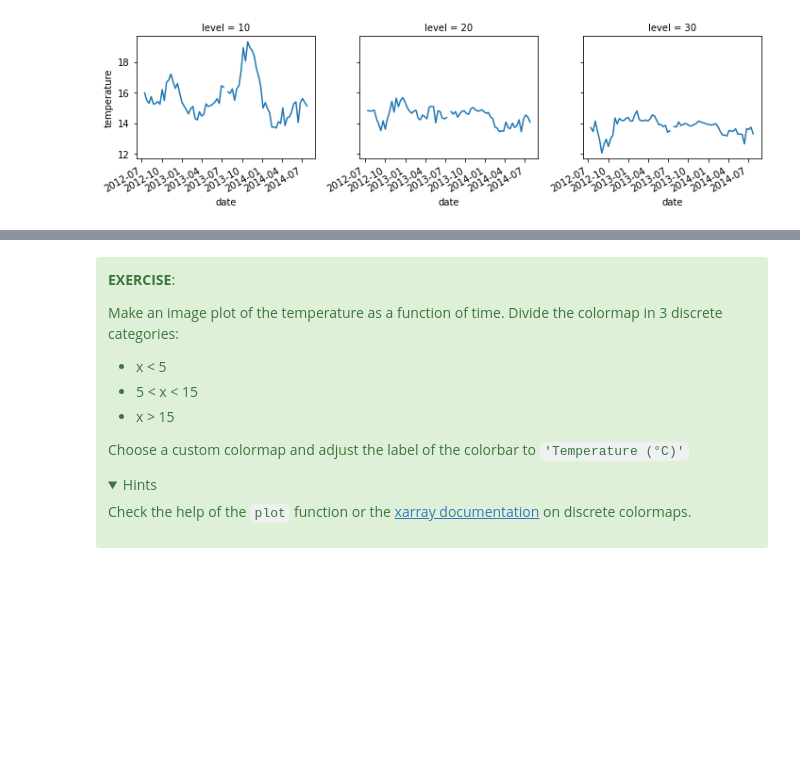
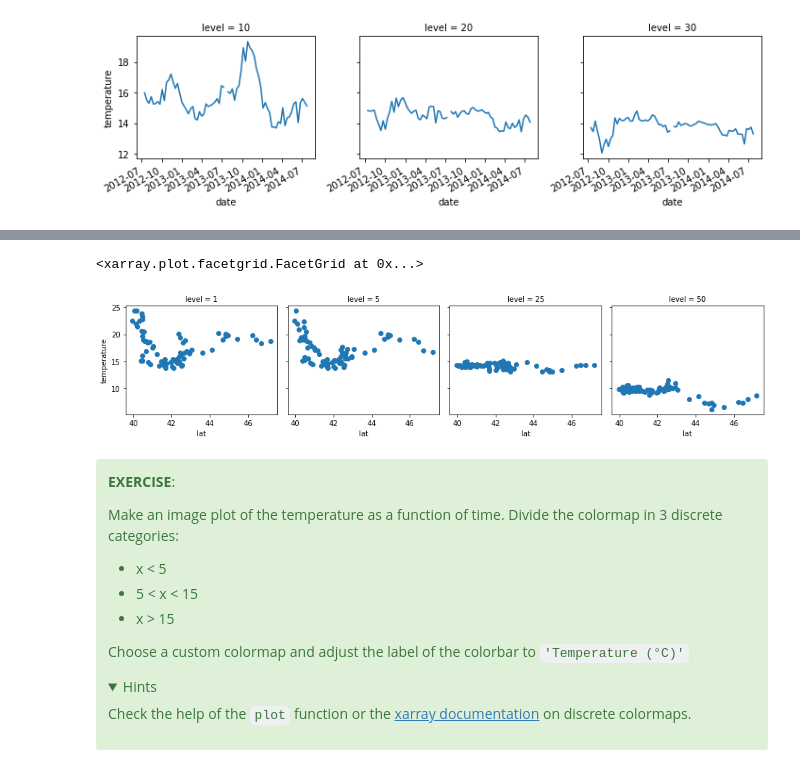
Before and after one commit to jorisvandenbossche/DS-python-geospatial, a Jupyter notebook: _solved/13-xarray.ipynb, the cells around one changed output, grey strips where cells are left out. Cells and saved outputs as stored; diff of their text form; code cells hidden in the pictures; folded sections open; blank space fills up the shorter version.

```diff
--- a/_solved/13-xarray.ipynb
+++ b/_solved/13-xarray.ipynb
@@ -679,3 +704,8 @@ argo["temperature"].sel(level=[10, 20, 30]).plot.line(col="level");
+# %%
+argo.sel(level=[1, 5, 25, 50]).plot.scatter(x="lat", y="temperature", col="level")
+# %% [output]
+<xarray.plot.facetgrid.FacetGrid at 0x...>
+[figure, added]
 # %% [markdown]
 <div class="alert alert-success">
 
```
Also changed, not shown: parts of 2 cells of this notebook.
